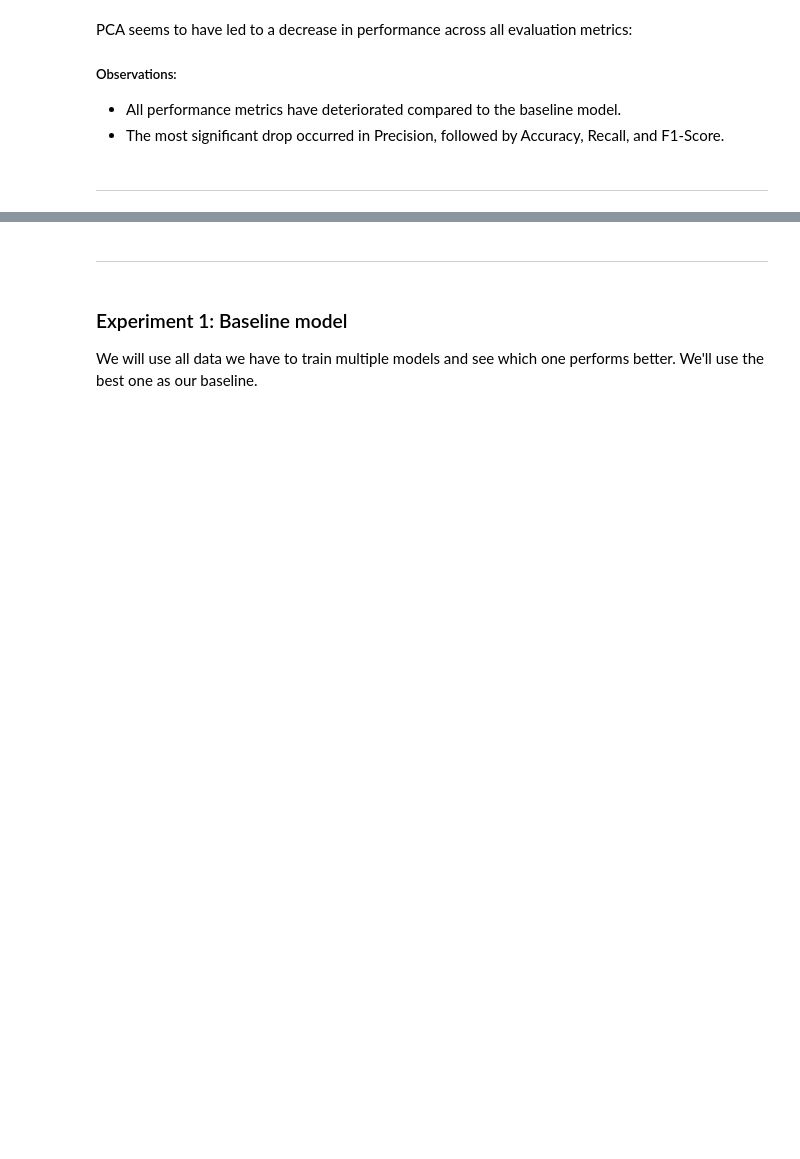
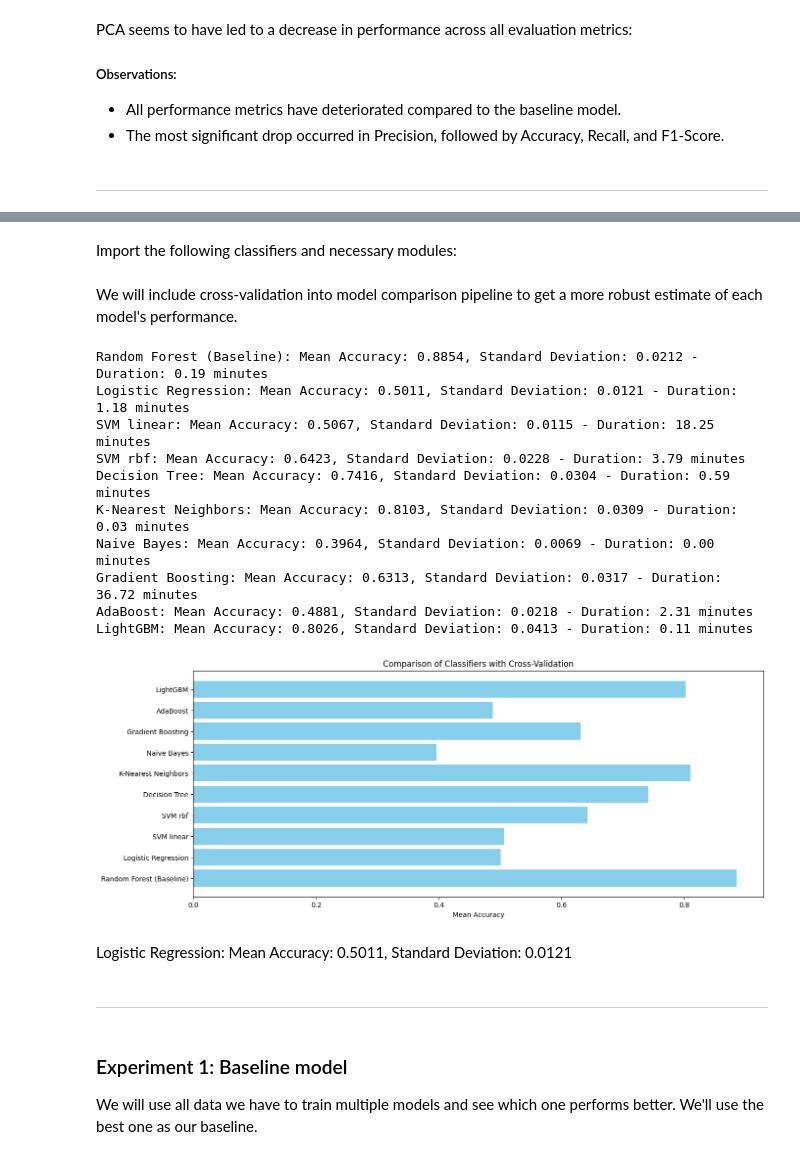
Before and after one commit to natapone/btc_live_price_prediction, a Jupyter notebook: 02_feature_eng_and_model.ipynb, the cells around one changed output, grey strips where cells are left out. Cells and saved outputs as stored; diff of their text form; code cells hidden in the pictures; blank space fills up the shorter version.

Commit message:
test multiple models

```diff
--- a/02_feature_eng_and_model.ipynb
+++ b/02_feature_eng_and_model.ipynb
@@ -508,0 +564,2 @@ Scaling and SMOTE have shown promise in your previous experiments, so it makes s
+# %% [markdown]
+Import the following classifiers and necessary modules:
@@ -509,3 +578,70 @@ Scaling and SMOTE have shown promise in your previous experiments, so it makes s
+# %% [markdown]
+We will include cross-validation into model comparison pipeline to get a more robust estimate of each model's performance.
+# %%
+import time
+
+# Define classifiers to test
+classifiers = {
+    "Random Forest (Baseline)": RandomForestClassifier(random_state=random_state, n_jobs=-1),
+    "Logistic Regression": LogisticRegression(random_state=random_state, solver='lbfgs', max_iter=10000, n_jobs=-1),
+    "SVM linear": SVC(kernel='linear', random_state=random_state),
+    "SVM rbf": SVC(kernel='rbf', random_state=random_state),
+    "Decision Tree": DecisionTreeClassifier(random_state=random_state),
+    "K-Nearest Neighbors": KNeighborsClassifier(n_jobs=-1),
+    "Naive Bayes": GaussianNB(),
+    "Gradient Boosting": GradientBoostingClassifier(random_state=random_state),
+    "AdaBoost": AdaBoostClassifier(random_state=random_state),
+    'LightGBM': lgb.LGBMClassifier(random_state=random_state, n_jobs=-1, verbose=-1),
+}
+
+# Initialize an empty dictionary to store the results
+results = {}
+
+# Loop through classifiers
+for name, clf in classifiers.items():
+    # Calculate execute start time
+    start = time.time()
+
+    # Define pipeline
+    pipeline = Pipeline([
+        ('model', clf)
+    ])
+
+    # Perform 5-fold cross-validation
+    scores = cross_val_score(pipeline, X_train_res, y_train_res, scoring='accuracy', cv=5)
+
+    # Store mean and standard deviation of scores
+    results[name] = (scores.mean(), scores.std())
+
+    # Calculate execute duration
+    duration = time.time() - start
+
+    # Print results
+    print(f"{name}: Mean Accuracy: {scores.mean():.4f}, Standard Deviation: {scores.std():.4f} - Duration: {duration/60:.2f} minutes")
+
+# Optionally, plot the results
+names = list(results.keys())
+values = [x[0] for x in results.values()]  # Extract the mean accuracy values
+
+plt.figure(figsize=(15, 6))
+plt.barh(names, values, color='skyblue')
+plt.xlabel('Mean Accuracy')
+plt.title('Comparison of Classifiers with Cross-Validation')
+plt.show()
+# %% [output]
+Random Forest (Baseline): Mean Accuracy: 0.8854, Standard Deviation: 0.0212 - Duration: 0.19 minutes
+Logistic Regression: Mean Accuracy: 0.5011, Standard Deviation: 0.0121 - Duration: 1.18 minutes
+SVM linear: Mean Accuracy: 0.5067, Standard Deviation: 0.0115 - Duration: 18.25 minutes
+SVM rbf: Mean Accuracy: 0.6423, Standard Deviation: 0.0228 - Duration: 3.79 minutes
+Decision Tree: Mean Accuracy: 0.7416, Standard Deviation: 0.0304 - Duration: 0.59 minutes
+K-Nearest Neighbors: Mean Accuracy: 0.8103, Standard Deviation: 0.0309 - Duration: 0.03 minutes
+Naive Bayes: Mean Accuracy: 0.3964, Standard Deviation: 0.0069 - Duration: 0.00 minutes
+Gradient Boosting: Mean Accuracy: 0.6313, Standard Deviation: 0.0317 - Duration: 36.72 minutes
+AdaBoost: Mean Accuracy: 0.4881, Standard Deviation: 0.0218 - Duration: 2.31 minutes
+LightGBM: Mean Accuracy: 0.8026, Standard Deviation: 0.0413 - Duration: 0.11 minutes
+[figure, added]
+# %% [markdown]
+Logistic Regression: Mean Accuracy: 0.5011, Standard Deviation: 0.0121
 # %% [markdown]
 ----
 # %% [markdown]
```
Also changed, not shown: parts of 7 cells of this notebook.
